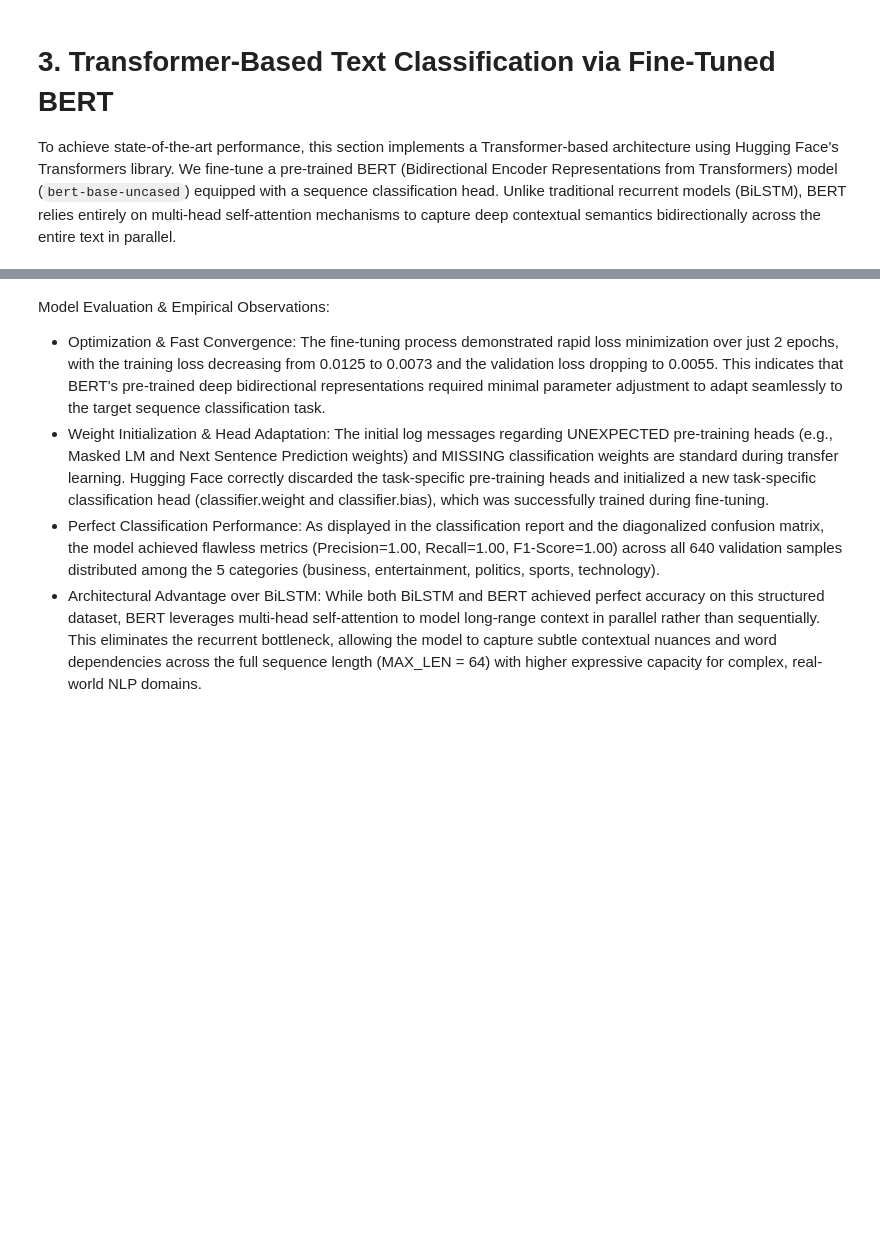
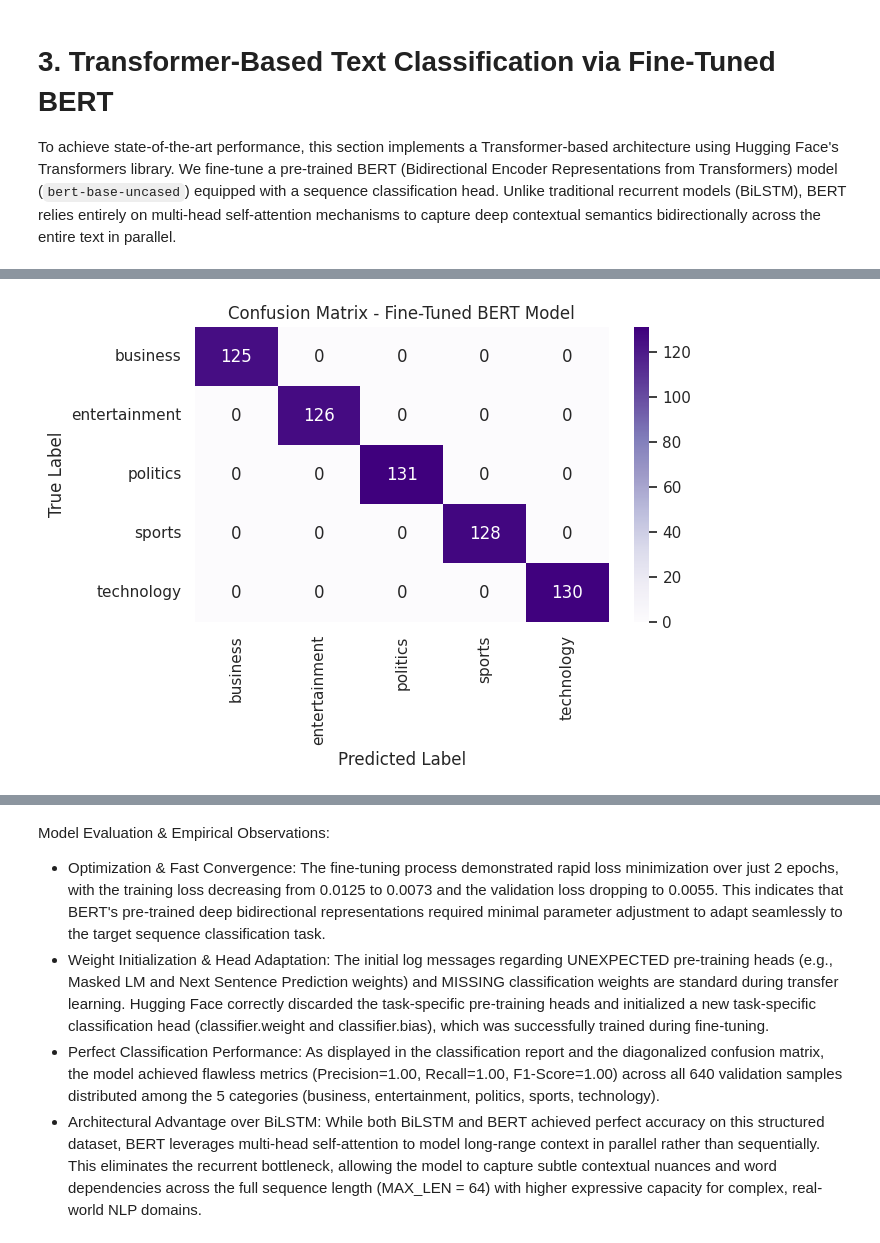
Before and after one commit to francescachn/Text-mining-project, a Jupyter notebook: Copia_di_progetto_data_.ipynb, the cells around one changed output, grey strips where cells are left out. Cells and saved outputs as stored; diff of their text form; code cells hidden in the pictures; blank space fills up the shorter version.

```diff
--- a/Copia_di_progetto_data_.ipynb
+++ b/Copia_di_progetto_data_.ipynb
@@ -791,0 +732,98 @@ plt.show()
+# %%
+import numpy as np
+import matplotlib.pyplot as plt
+from sklearn.metrics import accuracy_score, f1_score, classification_report, confusion_matrix
+import seaborn as sns
+
+# 1. Hyperparameters
+MODEL_NAME = "bert-base-uncased"
+MAX_LEN = 64
+BATCH_SIZE = 16
+EPOCHS = 2
+LEARNING_RATE = 2e-5
+SEED = 42
+
+# ... (steps 2-5 unchanged: label encoding, HF Dataset, tokenizer, model) ...
+
+# 6. Training Arguments — fixed for reproducibility + epoch-aligned logging
+training_args = TrainingArguments(
+    output_dir="./results",
+    eval_strategy="epoch",
+    save_strategy="epoch",
+    logging_strategy="epoch",       # <-- align train loss logging with eval (was logging_steps=10)
+    learning_rate=LEARNING_RATE,
+    per_device_train_batch_size=BATCH_SIZE,
+    per_device_eval_batch_size=BATCH_SIZE,
+    num_train_epochs=EPOCHS,
+    weight_decay=0.01,
+    load_best_model_at_end=True,
+    metric_for_best_model="eval_loss",
+    greater_is_better=False,
+    seed=SEED,
+    report_to="none",               # <-- avoid wandb prompt
+    fp16=True,                      # <-- drop this line if no CUDA GPU
+)
+
+# Optional: track accuracy/F1 during training, not just loss
+def compute_metrics(eval_pred):
+    logits, labels = eval_pred
+    preds = np.argmax(logits, axis=1)
+    return {
+        "accuracy": accuracy_score(labels, preds),
+        "f1_macro": f1_score(labels, preds, average="macro"),
+    }
+
+trainer = Trainer(
+    model=model,
+    args=training_args,
+    train_dataset=tokenized_train,
+    eval_dataset=tokenized_val,
+    compute_metrics=compute_metrics,
+)
+
+print("--- Starting BERT Fine-Tuning ---")
+trainer.train()
+
+# 8. Evaluation
+predictions_output = trainer.predict(tokenized_val)
+preds = np.argmax(predictions_output.predictions, axis=1)
+all_true = predictions_output.label_ids
+
+print("\n--- BERT Classification Report ---")
+print(classification_report(all_true, preds, target_names=label_encoder.classes_))
+
+# 9. Confusion Matrix (unchanged)
+plt.figure(figsize=(7, 5))
+cm = confusion_matrix(all_true, preds)
+sns.heatmap(cm, annot=True, fmt="d", cmap="Purples",
+            xticklabels=label_encoder.classes_, yticklabels=label_encoder.classes_)
+plt.title("Confusion Matrix - Fine-Tuned BERT Model")
+plt.xlabel("Predicted Label")
+plt.ylabel("True Label")
+plt.tight_layout()
+plt.show()
+
+# 10. Training vs Validation Loss curve
+def plot_loss_curve(trainer, model_label="BERT"):
+    history = trainer.state.log_history
+    train_pts = [(h["epoch"], h["loss"]) for h in history if "loss" in h]
+    eval_pts = [(h["epoch"], h["eval_loss"]) for h in history if "eval_loss" in h]
+
+    train_ep, train_loss = zip(*train_pts)
+    eval_ep, eval_loss = zip(*eval_pts)
+
+    plt.figure(figsize=(7, 5))
+    plt.plot(train_ep, train_loss, marker="o", label="Training Loss")
+    plt.plot(eval_ep, eval_loss, marker="s", label="Validation Loss")
+    plt.xlabel("Epoch")
+    plt.ylabel("Loss")
+    plt.title(f"{model_label}: Training vs Validation Loss")
+    plt.legend()
+    plt.grid(alpha=0.3)
+    plt.tight_layout()
+    plt.show()
+
+    return {"train": train_pts, "eval": eval_pts}
+
+bert_loss_history = plot_loss_curve(trainer, "BERT-base")
+# %% [output]
@@ -791,0 +850 @@ plt.show()
+[figure, added]
```
Also changed, not shown: parts of 14 cells of this notebook.
